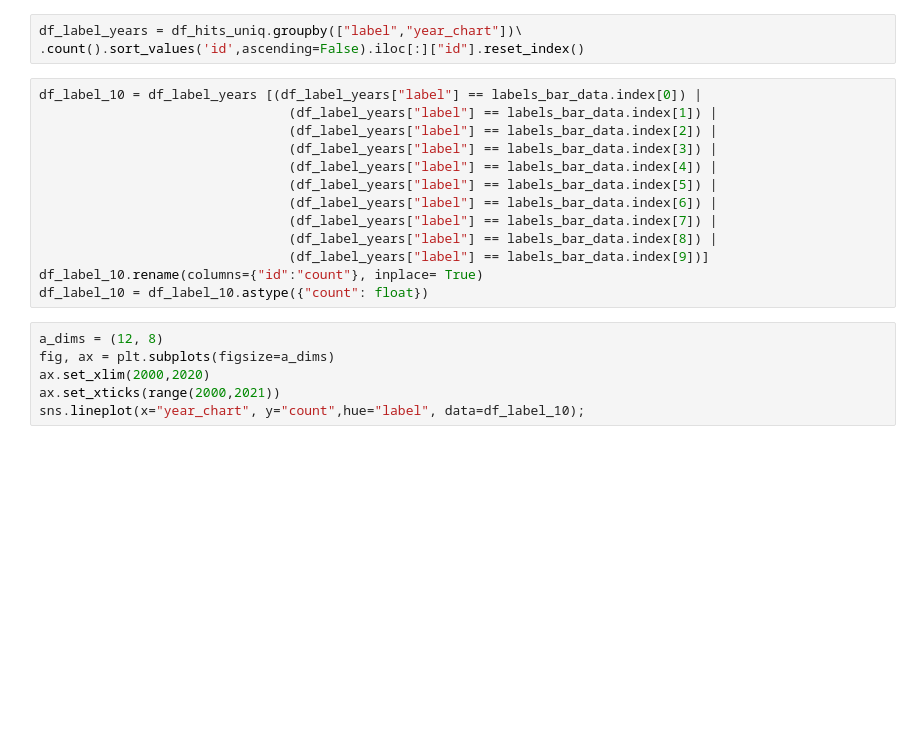
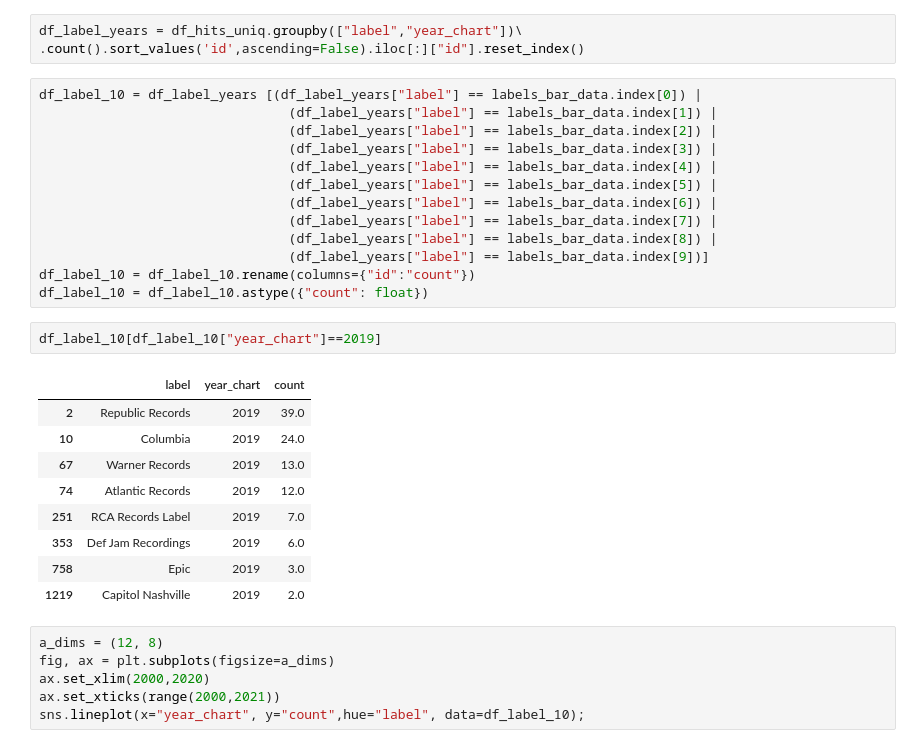
Before and after one commit to luislgm/Music_Hit_Predictor_TFM, a Jupyter notebook: Hit_Data_Analysis/1_hit_analysis.ipynb, the cells around one changed output. Saved outputs shown, nothing was run; the diff lists cells and outputs as text; blank space fills up the shorter version.

```diff
--- a/Hit_Data_Analysis/1_hit_analysis.ipynb
+++ b/Hit_Data_Analysis/1_hit_analysis.ipynb
@@ -176,8 +208,20 @@ df_label_10 = df_label_years [(df_label_years["label"] == labels_bar_data.index[
                                 (df_label_years["label"] == labels_bar_data.index[7]) |
                                 (df_label_years["label"] == labels_bar_data.index[8]) |
                                 (df_label_years["label"] == labels_bar_data.index[9])]
-df_label_10.rename(columns={"id":"count"}, inplace= True)
+df_label_10 = df_label_10.rename(columns={"id":"count"})
 df_label_10 = df_label_10.astype({"count": float})
+# %%
+df_label_10[df_label_10["year_chart"]==2019]
+# %% [output]
+|  | label | year_chart | count |
+| 2 | Republic Records | 2019 | 39.0 |
+| 10 | Columbia | 2019 | 24.0 |
+| 67 | Warner Records | 2019 | 13.0 |
+| 74 | Atlantic Records | 2019 | 12.0 |
+| 251 | RCA Records Label | 2019 | 7.0 |
+| 353 | Def Jam Recordings | 2019 | 6.0 |
+| 758 | Epic | 2019 | 3.0 |
+| 1219 | Capitol Nashville | 2019 | 2.0 |
 # %%
 a_dims = (12, 8)
 fig, ax = plt.subplots(figsize=a_dims)
```
Also changed, not shown: parts of 11 cells of this notebook.
